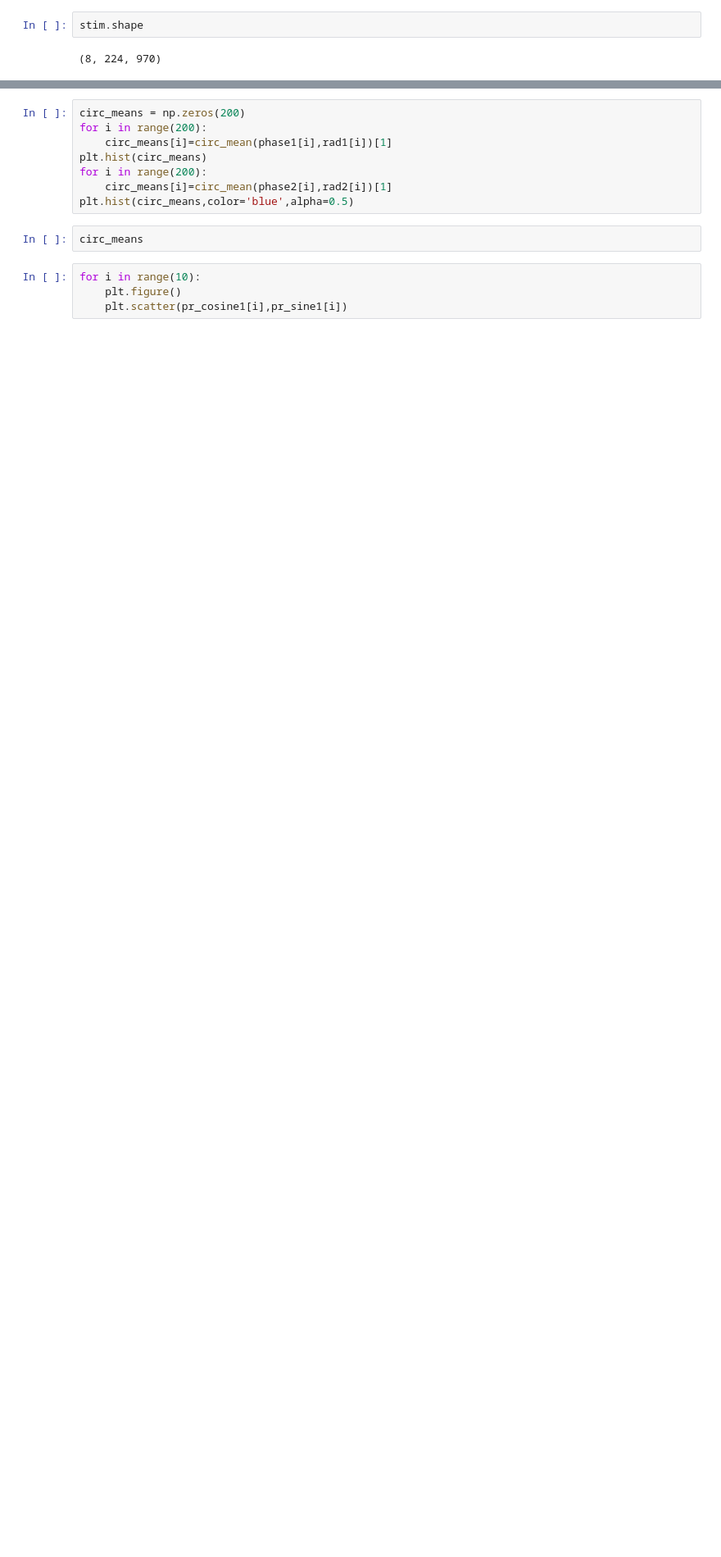
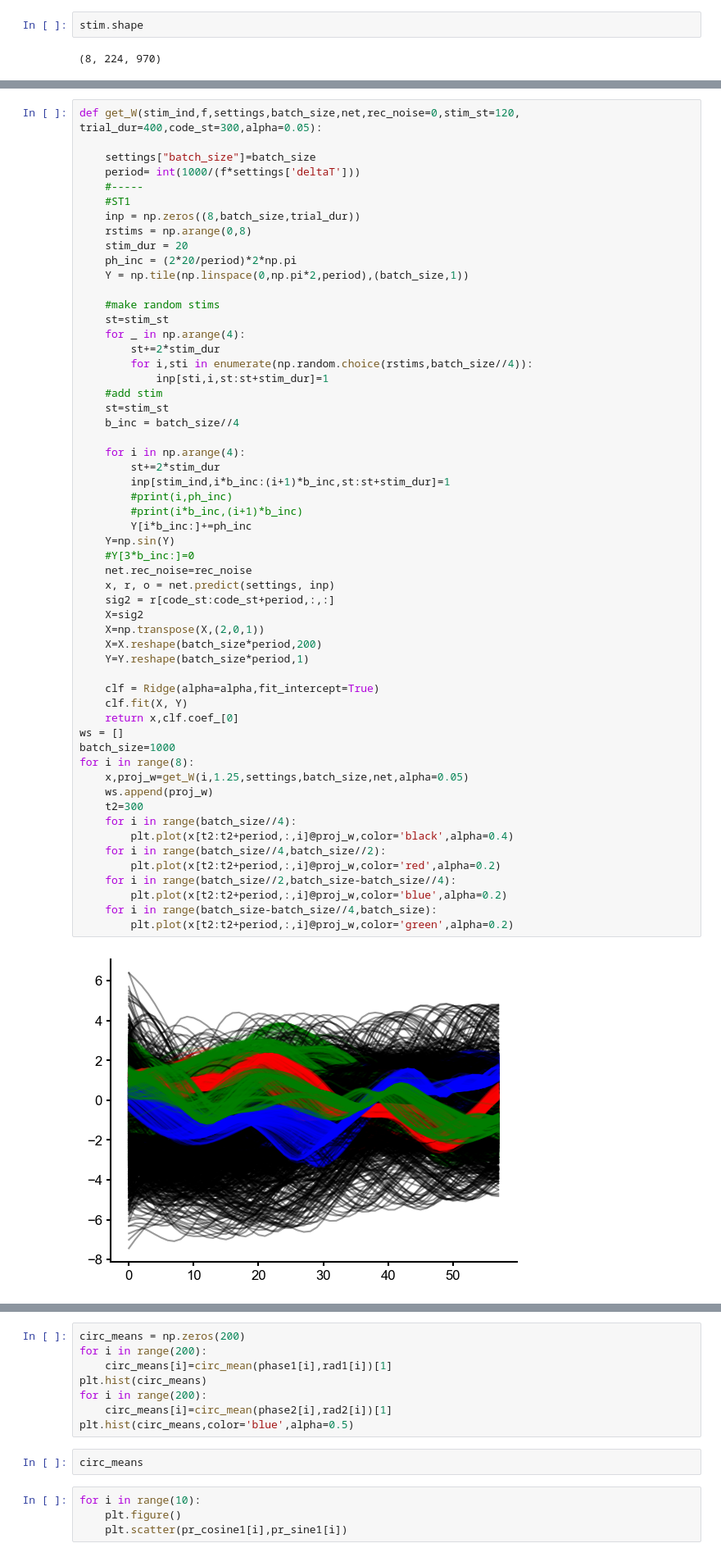
Before and after one commit to mackelab/sequence-memory, a Jupyter notebook: rnn_model/generate_figures/fig_5_b_to_e.ipynb, the cells around one changed output, grey strips where cells are left out. Shown at 82% size. Cells and saved outputs as stored; diff of their text form; blank space fills up the shorter version.

```diff
--- a/rnn_model/generate_figures/fig_5_b_to_e.ipynb
+++ b/rnn_model/generate_figures/fig_5_b_to_e.ipynb
@@ -1012,0 +963,58 @@ array([[ 0.84147098,  0.        ],
+# %%
+def get_W(stim_ind,f,settings,batch_size,net,rec_noise=0,stim_st=120, trial_dur=400,code_st=300,alpha=0.05):
+
+    settings["batch_size"]=batch_size
+    period= int(1000/(f*settings['deltaT']))
+    #-----
+    #ST1
+    inp = np.zeros((8,batch_size,trial_dur))
+    rstims = np.arange(0,8)
+    stim_dur = 20
+    ph_inc = (2*20/period)*2*np.pi
+    Y = np.tile(np.linspace(0,np.pi*2,period),(batch_size,1))
+
+    #make random stims
+    st=stim_st
+    for _ in np.arange(4):
+        st+=2*stim_dur
+        for i,sti in enumerate(np.random.choice(rstims,batch_size//4)):
+            inp[sti,i,st:st+stim_dur]=1
+    #add stim
+    st=stim_st
+    b_inc = batch_size//4
+
+    for i in np.arange(4):
+        st+=2*stim_dur
+        inp[stim_ind,i*b_inc:(i+1)*b_inc,st:st+stim_dur]=1
+        #print(i,ph_inc)
+        #print(i*b_inc,(i+1)*b_inc)
+        Y[i*b_inc:]+=ph_inc
+    Y=np.sin(Y)
+    #Y[3*b_inc:]=0
+    net.rec_noise=rec_noise
+    x, r, o = net.predict(settings, inp)
+    sig2 = r[code_st:code_st+period,:,:]
+    X=sig2
+    X=np.transpose(X,(2,0,1))
+    X=X.reshape(batch_size*period,200)
+    Y=Y.reshape(batch_size*period,1)
+
+    clf = Ridge(alpha=alpha,fit_intercept=True)
+    clf.fit(X, Y)
+    return x,clf.coef_[0]
+ws = []
+batch_size=1000
+for i in range(8):
+    x,proj_w=get_W(i,1.25,settings,batch_size,net,alpha=0.05)
+    ws.append(proj_w)
+    t2=300
+    for i in range(batch_size//4):
+        plt.plot(x[t2:t2+period,:,i]@proj_w,color='black',alpha=0.4)
+    for i in range(batch_size//4,batch_size//2):
+        plt.plot(x[t2:t2+period,:,i]@proj_w,color='red',alpha=0.2)
+    for i in range(batch_size//2,batch_size-batch_size//4):
+        plt.plot(x[t2:t2+period,:,i]@proj_w,color='blue',alpha=0.2)
+    for i in range(batch_size-batch_size//4,batch_size):
+        plt.plot(x[t2:t2+period,:,i]@proj_w,color='green',alpha=0.2)
+# %% [output]
+[figure, added]
```
Also changed, not shown: parts of 52 cells of this notebook.
